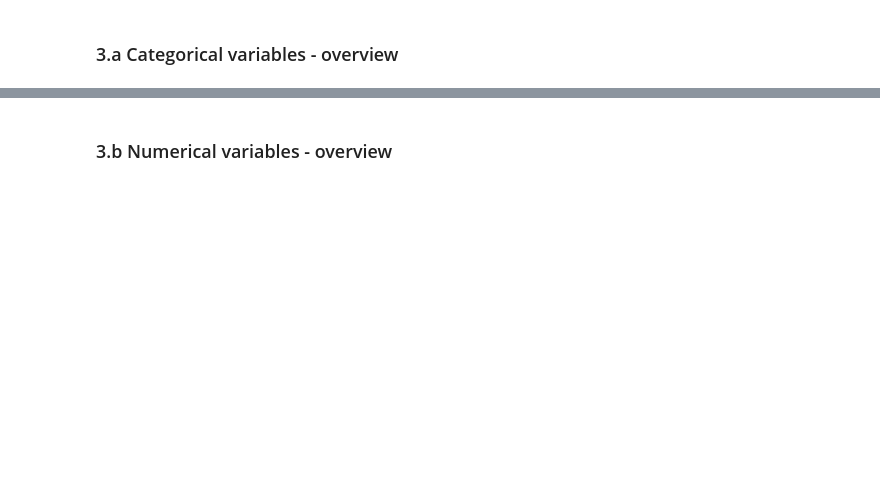
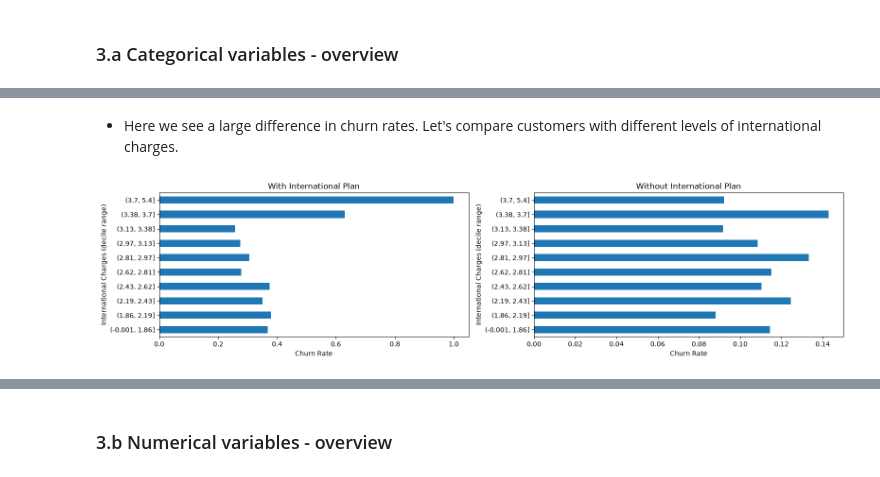
Before and after one commit to vinimsc/dat200-ca4, a Jupyter notebook: CA4-Group3.ipynb, the cells around one changed output, grey strips where cells are left out. Cells and saved outputs as stored; diff of their text form; code cells hidden in the pictures; blank space fills up the shorter version.

```diff
--- a/CA4-Group3.ipynb
+++ b/CA4-Group3.ipynb
@@ -42,0 +122,22 @@ plt.show()
+# %% [markdown]
+* Here we see a large difference in churn rates. Let's compare customers with different levels of international charges.
+# %%
+fig, axes = plt.subplots(1, 2, figsize=(16, 4))
+
+for value, ax in zip(["yes", "no"], axes):
+    (
+        df[df["InternationalPlan"] == value]
+        .groupby(pd.qcut(df["IntlCharge"], q=10))
+        ["Churn"].mean()
+        .plot.barh(ax=ax)
+    )
+    ax.set_xlabel("Churn Rate")
+    ax.set_ylabel("International Charges (decile range)")
+    ax.set_title(
+        "With International Plan" if value == "yes" else "Without International Plan"
+    )
+
+plt.tight_layout()
+plt.show()
+# %% [output]
+[figure, added]
```
Also changed, not shown: parts of 71 cells of this notebook.
